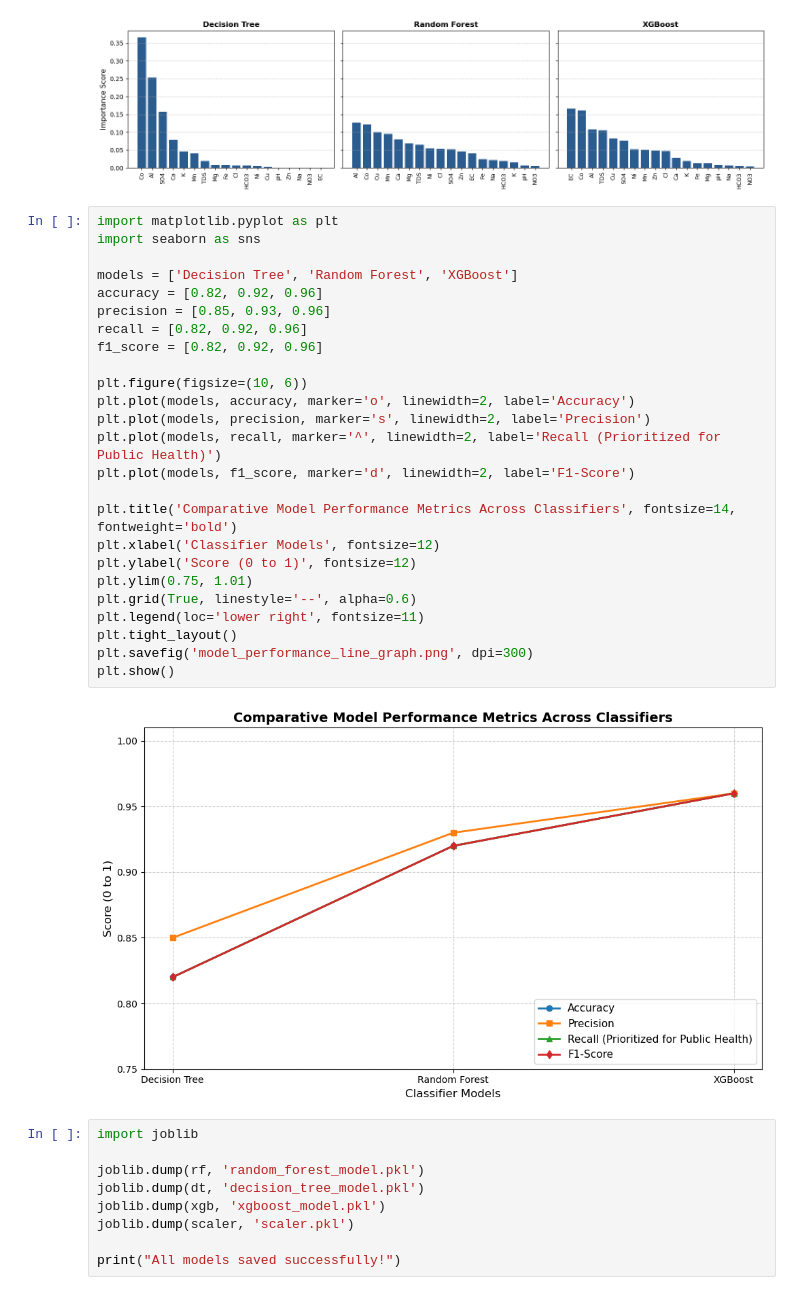
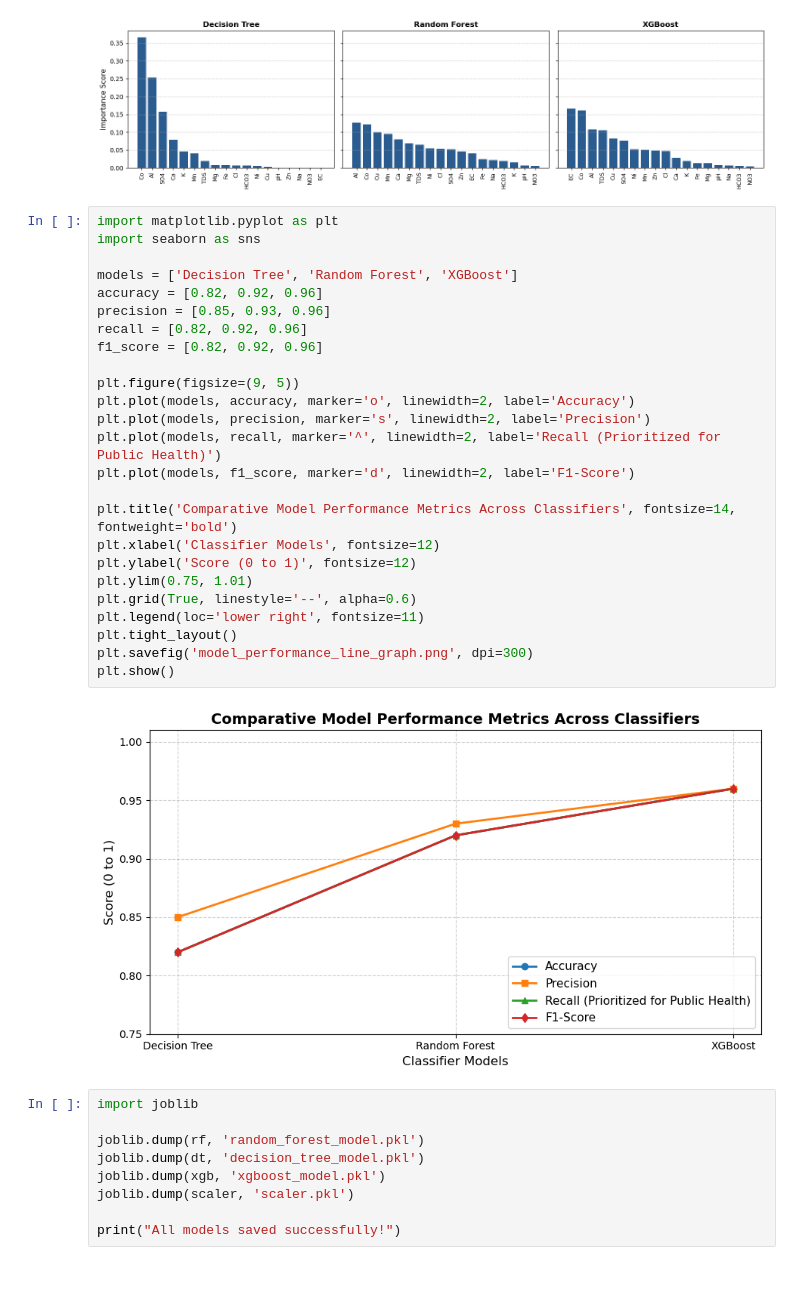
Before and after one commit to Sinovuyo209/uMhlathuze-water-quality-detection-system, a Jupyter notebook: Untitled (1).ipynb, the cells around one changed output. Drawn from its saved outputs; the diff is of its cells as text.

```diff
--- a/Untitled (1).ipynb
+++ b/Untitled (1).ipynb
@@ -337,30 +352,30 @@ plt.show()
 # %%
 import matplotlib.pyplot as plt
 import seaborn as sns
 
 models = ['Decision Tree', 'Random Forest', 'XGBoost']
 accuracy = [0.82, 0.92, 0.96]
 precision = [0.85, 0.93, 0.96]
 recall = [0.82, 0.92, 0.96]
 f1_score = [0.82, 0.92, 0.96]
 
-plt.figure(figsize=(10, 6))
+plt.figure(figsize=(9, 5))
 plt.plot(models, accuracy, marker='o', linewidth=2, label='Accuracy')
 plt.plot(models, precision, marker='s', linewidth=2, label='Precision')
 plt.plot(models, recall, marker='^', linewidth=2, label='Recall (Prioritized for Public Health)')
 plt.plot(models, f1_score, marker='d', linewidth=2, label='F1-Score')
 
 plt.title('Comparative Model Performance Metrics Across Classifiers', fontsize=14, fontweight='bold')
 plt.xlabel('Classifier Models', fontsize=12)
 plt.ylabel('Score (0 to 1)', fontsize=12)
 plt.ylim(0.75, 1.01)
 plt.grid(True, linestyle='--', alpha=0.6)
 plt.legend(loc='lower right', fontsize=11)
 plt.tight_layout()
 plt.savefig('model_performance_line_graph.png', dpi=300)
 plt.show()
 # %% [output]
-[figure, old version]
+[figure, new version]
 # %%
 import joblib
 
```
Also changed, not shown: parts of 1 cell of this notebook, 3 other files.
